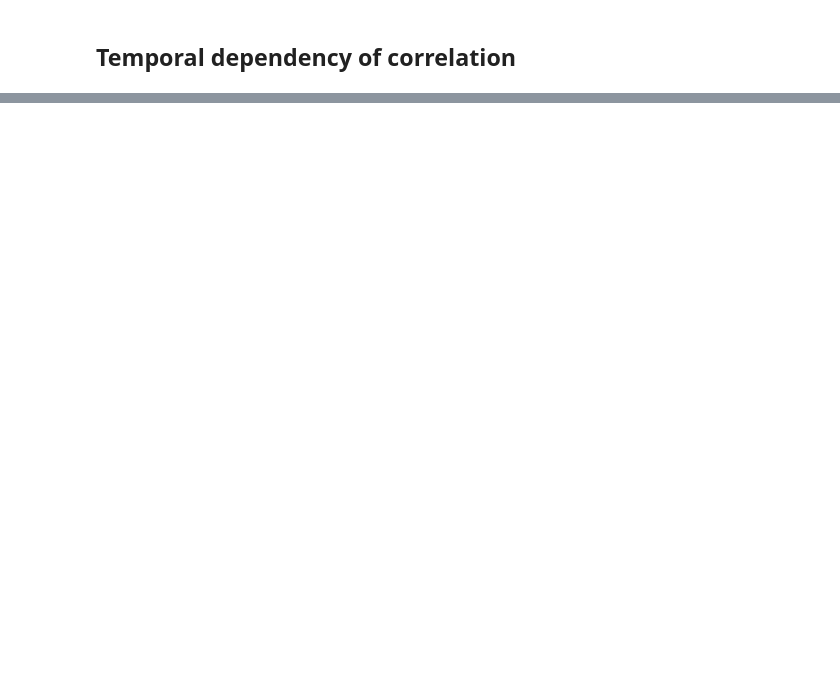
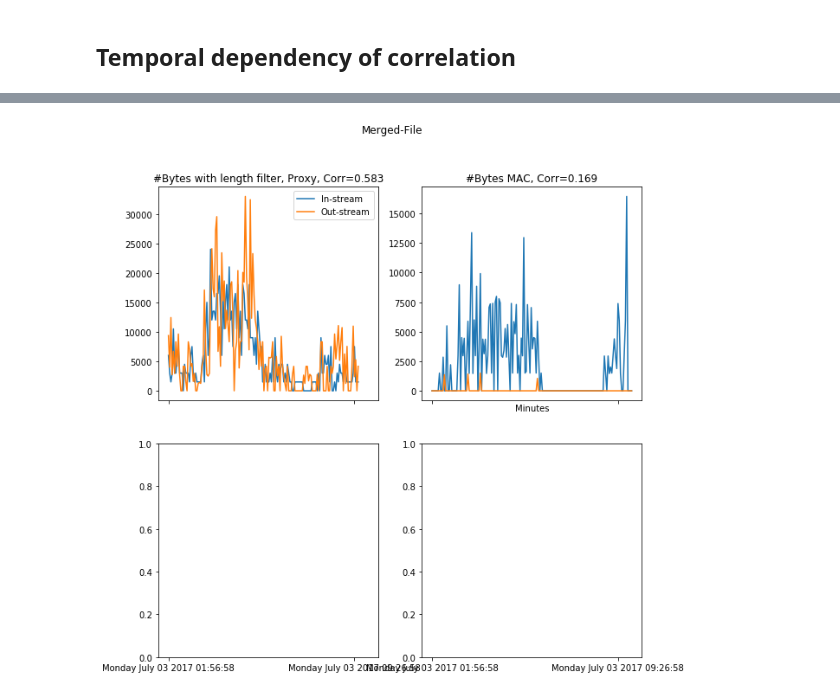
Before and after one commit to hc2116/PhD_project, a Jupyter notebook: BT/July_progress_update.ipynb, the cells around one changed output, grey strips where cells are left out. Drawn from its saved outputs; the diff is of its cells as text; code cells hidden in the pictures; blank space fills up the shorter version.

```diff
--- a/BT/July_progress_update.ipynb
+++ b/BT/July_progress_update.ipynb
@@ -566,0 +635,43 @@ TempCorr.plot(x="Time")
+# %%
+outputfilename1="Data_Adi/Data_June/Temp_Merged_sample_filter.txt"
+
+
+Flows1=pd.read_csv(outputfilename1)
+
+values=[0,1,2,3,4,5]
+values.extend([6])
+Host1=Flows1.iloc[:,values]
+
+f, axs = plt.subplots(2, 2, sharex=True)
+f.suptitle('Merged-File')
+f.set_figheight(10)
+f.set_figwidth(10)
+x1=Host1.iloc[:,2]
+x2=Host1.iloc[:,3]
+axs[0, 0].plot(Host1.iloc[:,6],x1, label="In-stream")
+axs[0, 0].plot(Host1.iloc[:,6],x2, label="Out-stream")
+axs[0, 0].set_title("#Bytes with length filter, Proxy, Corr=%.3f" %pearsonr(x1, x2)[0])
+axs[0, 0].legend()
+
+outputfilename2="../Data/CIC/Monday-WorkingHours_activity_sampled.csv"
+Flows_sampled=pd.read_csv(outputfilename2)
+
+values=[0,6,12,18,24,30]
+values.extend([36])
+Host1_sampled=Flows_sampled.iloc[:,values]
+
+Hosts=["192.168.10.3","192.168.10.50","192.168.10.51","192.168.10.19","192.168.10.9","192.168.10.25"]
+
+values=[0,6,12,18,24,30]
+values=[x+5 for x in values]
+values.extend([36])
+Host1_sampled=Flows_sampled.iloc[:,values]
+x1=Host1_sampled.iloc[:,2]
+x2=Host1_sampled.iloc[:,3]
+axs[0, 1].plot(Host1_sampled.iloc[:,6],x1, label="In-stream")
+axs[0, 1].plot(Host1_sampled.iloc[:,6],x2, label="Out-stream")
+axs[0, 1].set_xlabel("Minutes")
+axs[0, 1].set_title("#Bytes MAC, Corr=%.3f" %pearsonr(x1, x2)[0])
+axs[0, 1].xaxis.set_major_locator(plt.MaxNLocator(1))
+# %% [output]
+[figure, added]
```
Also changed, not shown: parts of 3 cells of this notebook, 7 other files.
